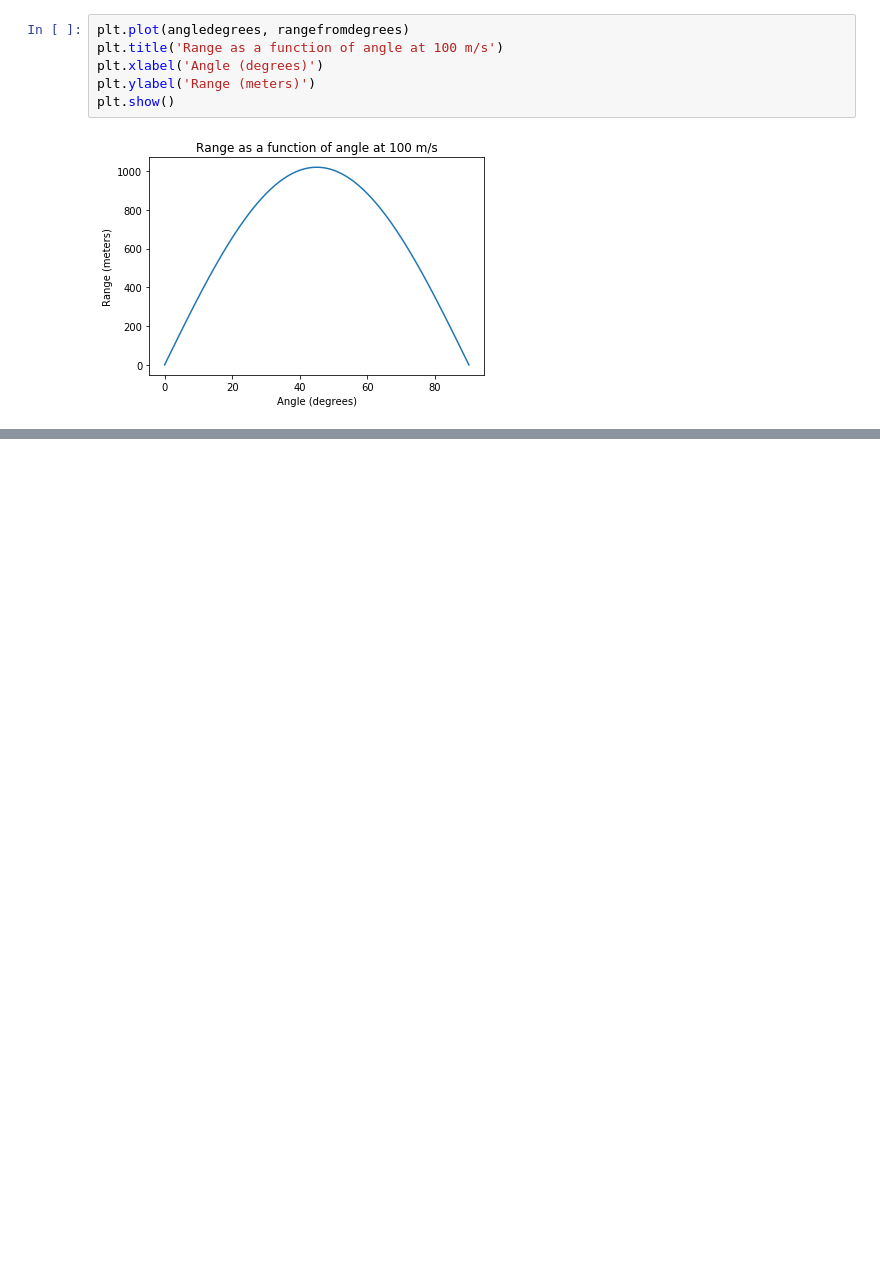
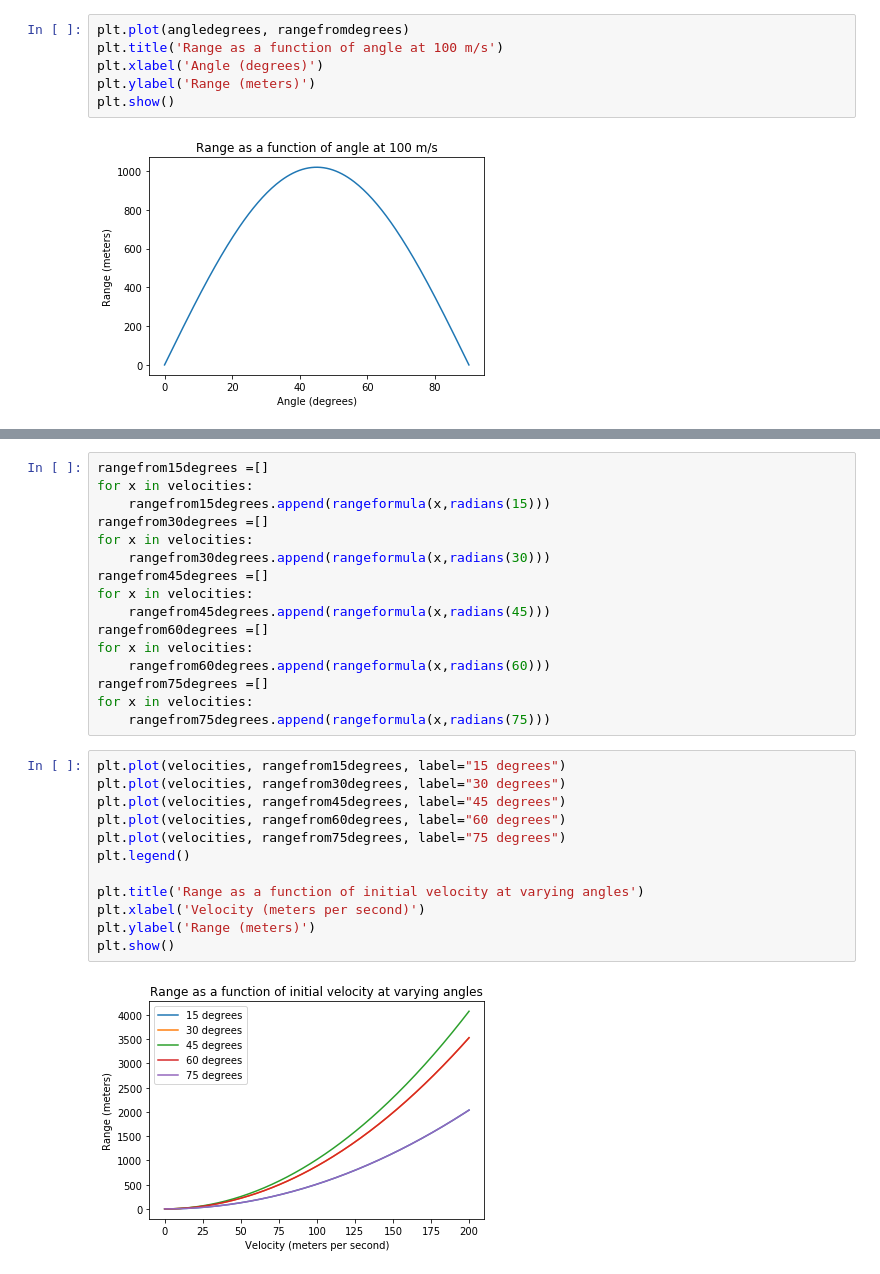
Before and after one commit to RMhanovernorwichschools/datascience, a Jupyter notebook: ballistics.ipynb, the cells around one changed output, grey strips where cells are left out. Saved outputs shown, nothing was run; the diff lists cells and outputs as text; blank space fills up the shorter version.

```diff
--- a/ballistics.ipynb
+++ b/ballistics.ipynb
@@ -30,0 +47,30 @@ plt.show()
+# %%
+rangefrom15degrees =[]
+for x in velocities:
+    rangefrom15degrees.append(rangeformula(x,radians(15)))
+rangefrom30degrees =[]
+for x in velocities:
+    rangefrom30degrees.append(rangeformula(x,radians(30)))
+rangefrom45degrees =[]
+for x in velocities:
+    rangefrom45degrees.append(rangeformula(x,radians(45)))
+rangefrom60degrees =[]
+for x in velocities:
+    rangefrom60degrees.append(rangeformula(x,radians(60)))
+rangefrom75degrees =[]
+for x in velocities:
+    rangefrom75degrees.append(rangeformula(x,radians(75)))
+# %%
+plt.plot(velocities, rangefrom15degrees, label="15 degrees")
+plt.plot(velocities, rangefrom30degrees, label="30 degrees")
+plt.plot(velocities, rangefrom45degrees, label="45 degrees")
+plt.plot(velocities, rangefrom60degrees, label="60 degrees")
+plt.plot(velocities, rangefrom75degrees, label="75 degrees")
+plt.legend()
+
+plt.title('Range as a function of initial velocity at varying angles')
+plt.xlabel('Velocity (meters per second)')
+plt.ylabel('Range (meters)')
+plt.show()
+# %% [output]
+[figure, added]
```
Also changed, not shown: parts of 4 cells of this notebook.
